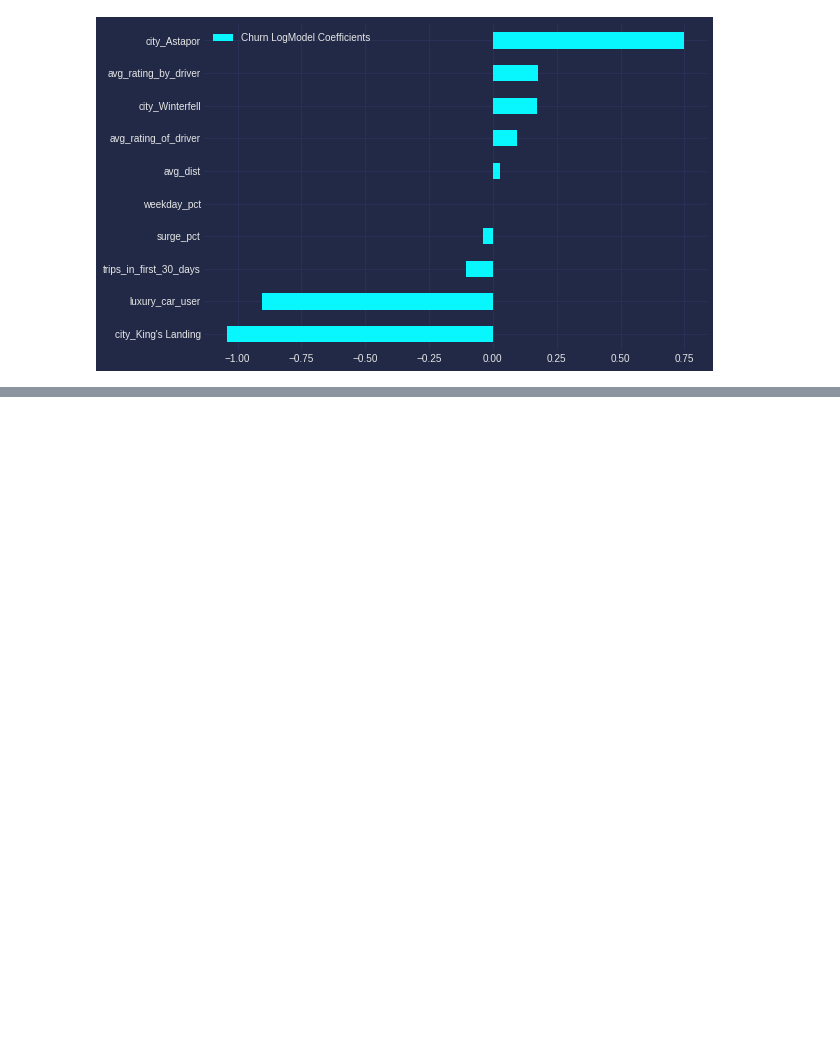
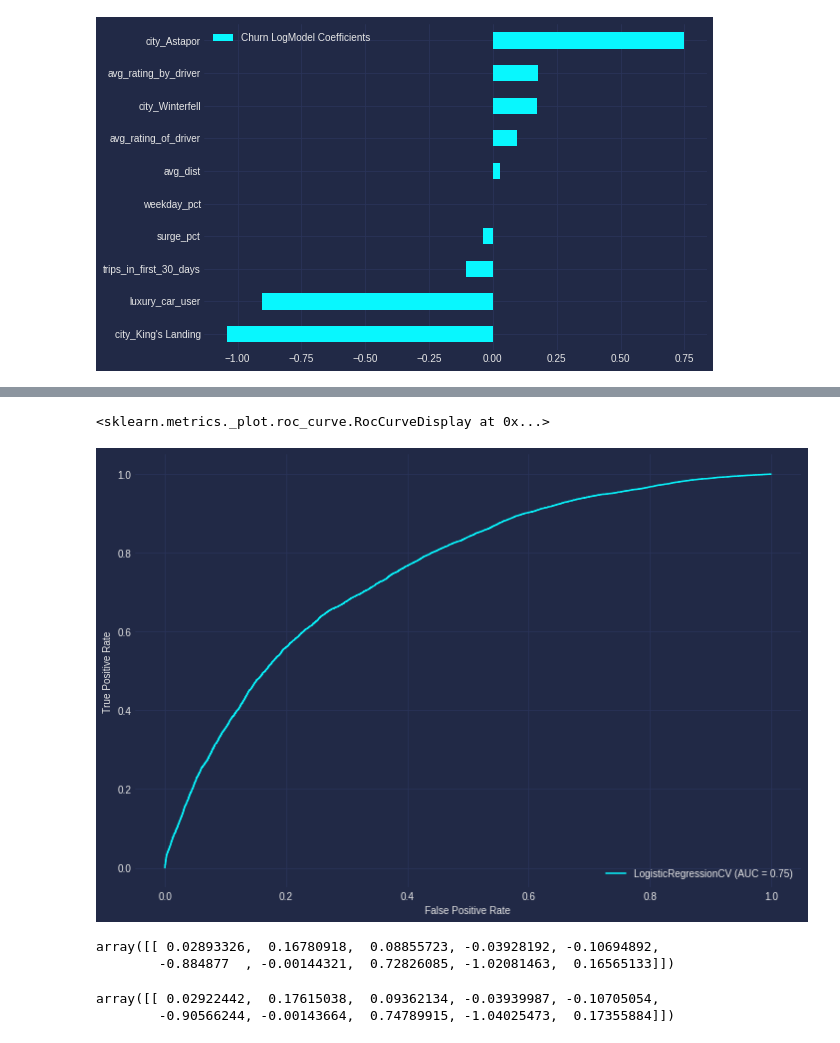
Before and after one commit to boogiedev/churning-a-blind-eye, a Jupyter notebook: log_odds_eda.ipynb, the cells around one changed output, grey strips where cells are left out. Drawn from its saved outputs; the diff is of its cells as text; code cells hidden in the pictures; blank space fills up the shorter version.

```diff
--- a/log_odds_eda.ipynb
+++ b/log_odds_eda.ipynb
@@ -123,0 +164,2 @@ feat_scores.plot(kind='barh', figsize=(9, 6))
+# %%
+logmodelCV = LogisticRegressionCV(cv=5, random_state = 50, max_iter=200)
@@ -123,0 +180,18 @@ feat_scores.plot(kind='barh', figsize=(9, 6))
+# %%
+# Plot ROC Curve
+fig, ax = plt.subplots(figsize=FSIZE)
+plot_roc_curve(logmodelCV, X_train, y_train, ax=ax)
+# %% [output]
+<sklearn.metrics._plot.roc_curve.RocCurveDisplay at 0x...>
+[figure, added]
+# %%
+logmodelCV.coef_
+# %% [output]
+array([[ 0.02893326,  0.16780918,  0.08855723, -0.03928192, -0.10694892,
+        -0.884877  , -0.00144321,  0.72826085, -1.02081463,  0.16565133]])
+# %%
+# the coefs are now different
+logmodel.coef_
+# %% [output]
+array([[ 0.02922442,  0.17615038,  0.09362134, -0.03939987, -0.10705054,
+        -0.90566244, -0.00143664,  0.74789915, -1.04025473,  0.17355884]])
```
Also changed, not shown: parts of 18 cells of this notebook.
